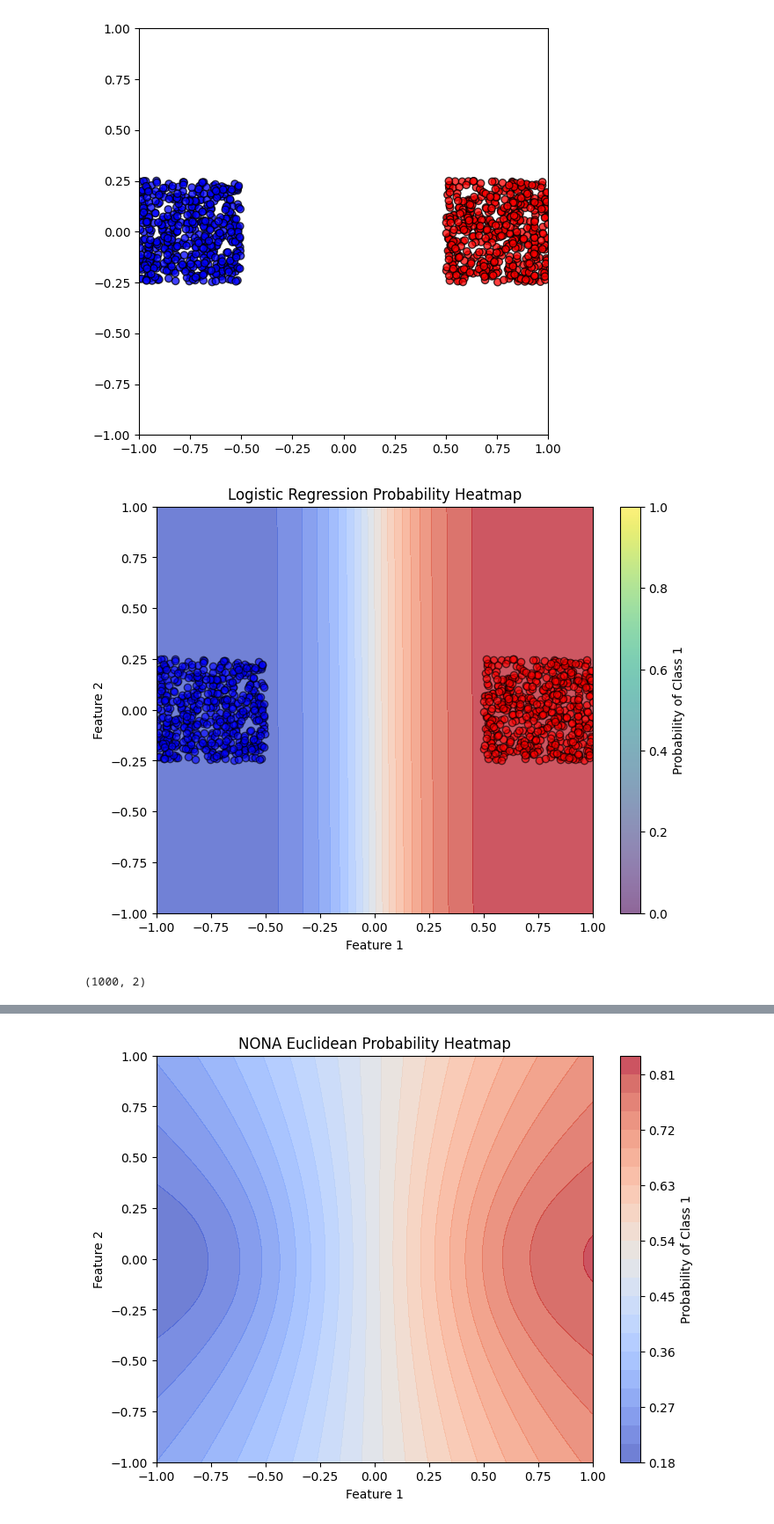
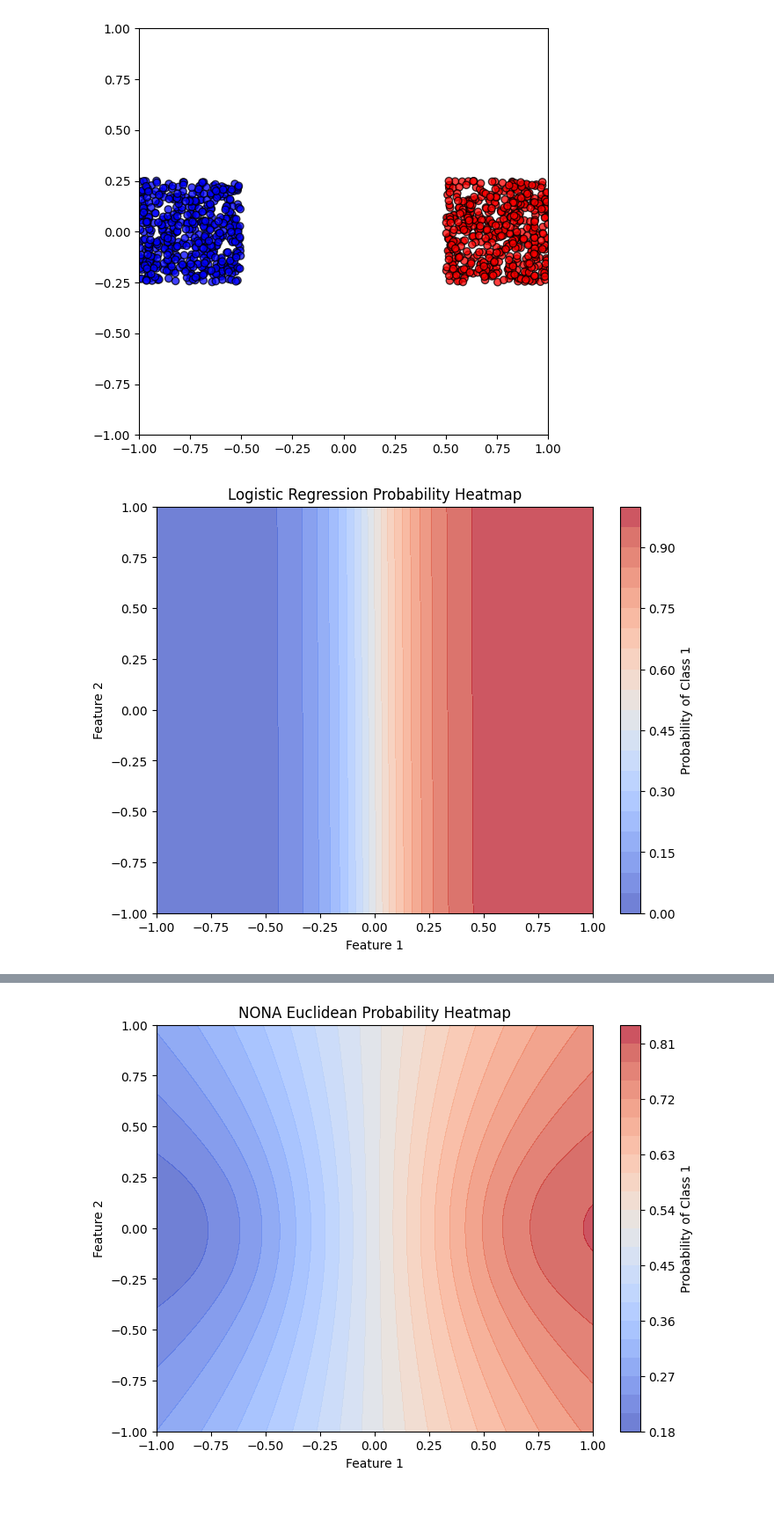
Before and after one commit to aviadsusman/nona, a Jupyter notebook: nona_vs_lr_synthetic.ipynb, the cells around one changed output, grey strips where cells are left out. Shown at 88% size. Saved outputs shown, nothing was run; the diff lists cells and outputs as text; code cells hidden in the pictures.

```diff
--- a/nona_vs_lr_synthetic.ipynb
+++ b/nona_vs_lr_synthetic.ipynb
@@ -72,36 +73,28 @@ plt.show()
 # %% [output]
 [figure]
 # %%
-import numpy as np
-import matplotlib.pyplot as plt
-from sklearn.linear_model import LogisticRegression
-
 model = LogisticRegression()
 model.fit(X, y)
 
 # Create a grid over [0,1]^2 for visualization
 grid_size = 100
 axes = 1
 xx, yy = np.meshgrid(np.linspace(-axes, axes, grid_size), np.linspace(-axes, axes, grid_size))
-grid_points = np.c_[xx.ravel(), yy.ravel()]
+grid_points = torch.tensor(np.c_[xx.ravel(), yy.ravel()], dtype=torch.float64)
 probabilities = model.predict_proba(grid_points)[:, 1].reshape(grid_size, grid_size)
 
 # Plot the heatmap using contourf
 plt.figure(figsize=(8, 6))
 plt.contourf(xx, yy, probabilities, levels=20, cmap="coolwarm", alpha=0.75)
 
 # Scatter plot of data points
-plt.scatter(X[y == 0, 0], X[y == 0, 1], color="blue", label="Class 0", alpha=0.6, edgecolor='k')
-plt.scatter(X[y == 1, 0], X[y == 1, 1], color="red", label="Class 1", alpha=0.6, edgecolor='k')
+# plt.scatter(X[y == 0, 0], X[y == 0, 1], color="blue", label="Class 0", alpha=0.6, edgecolor='k')
+# plt.scatter(X[y == 1, 0], X[y == 1, 1], color="red", label="Class 1", alpha=0.6, edgecolor='k')
 
 plt.xlabel("Feature 1")
 plt.ylabel("Feature 2")
 plt.title("Logistic Regression Probability Heatmap")
 plt.colorbar(label="Probability of Class 1")
 plt.show()
 # %% [output]
-[figure, old version]
+[figure, new version]
-# %%
-X.shape
-# %% [output]
-(1000, 2)
```
Also changed, not shown: parts of 30 cells of this notebook, 1 other file.
